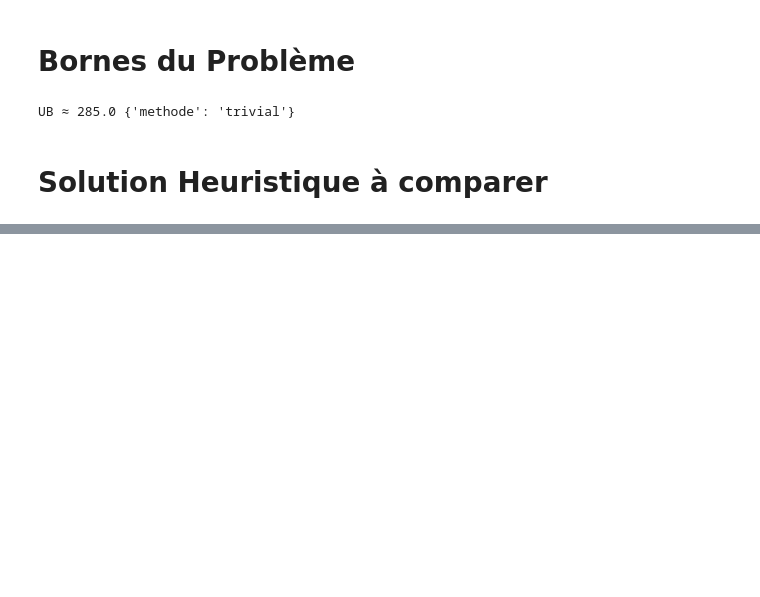
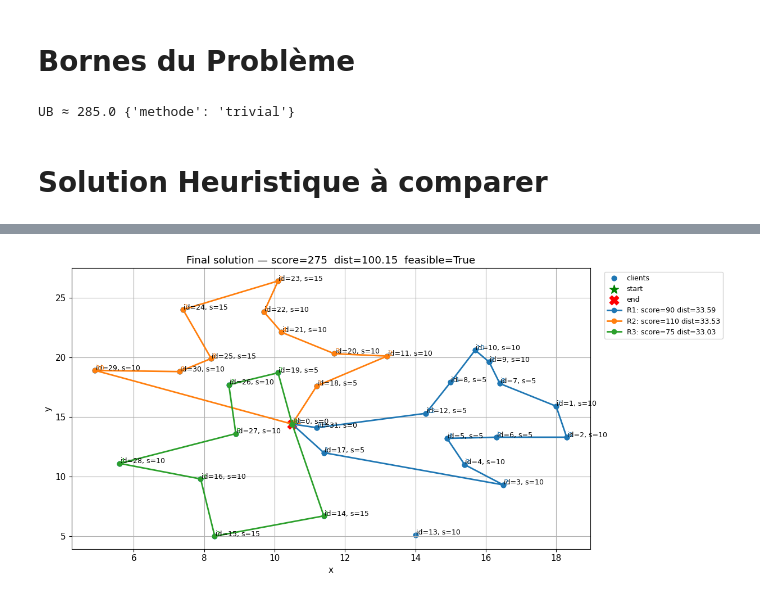
Before and after one commit to Ryustiel/TOP, a Jupyter notebook: main.ipynb, the cells around one changed output, grey strips where cells are left out. Saved outputs shown, nothing was run; the diff lists cells and outputs as text; code cells hidden in the pictures; blank space fills up the shorter version.

```diff
--- a/main.ipynb
+++ b/main.ipynb
@@ -1158,0 +1150,40 @@ Comparison with bounds
+# %%
+# Plot the final route
+import matplotlib.pyplot as plt
+
+# Ensure final_routes and prob exist in the notebook namespace
+try:
+    routes_to_plot = final_routes
+    problem = prob
+except NameError:
+    raise RuntimeError('final_routes or prob not found. Run earlier cells to produce final_routes and prob.')
+
+# Compute summary
+total_score = sum(r.total_score for r in routes_to_plot)
+total_dist = sum(r.total_distance for r in routes_to_plot)
+feasible = all(r.total_distance <= r.probleme.L + 1e-9 for r in routes_to_plot)
+
+fig, ax = plt.subplots(figsize=(16, 6))
+# Plot base points (clients, annotated) using existing method
+problem.plot(ax=ax, title=f'Final solution — score={total_score}  dist={total_dist:.2f}  feasible={feasible}')
+
+# Highlight start and end
+srow = problem.points.loc[problem.start]
+erow = problem.points.loc[problem.end]
+ax.scatter([srow['x']], [srow['y']], c='green', s=140, marker='*', label='start')
+ax.scatter([erow['x']], [erow['y']], c='red', s=140, marker='X', label='end')
+
+# Plot each route with distinct color and label including score/distance
+for idx, r in enumerate(routes_to_plot):
+    color = f'C{idx % 10}'
+    label = f'R{idx+1}: score={r.total_score} dist={r.total_distance:.2f}'
+    r.plot(ax=ax, color=color, label=label)
+
+# Improve legend layout
+handles, labels = ax.get_legend_handles_labels()
+ax.legend(handles, labels, fontsize=9, loc='upper left', bbox_to_anchor=(1.02, 1))
+
+plt.tight_layout(rect=(0,0,0.78,1))
+plt.show()
+# %% [output]
+[figure, added]
```
Also changed, not shown: parts of 3 cells of this notebook, 2 other files.
